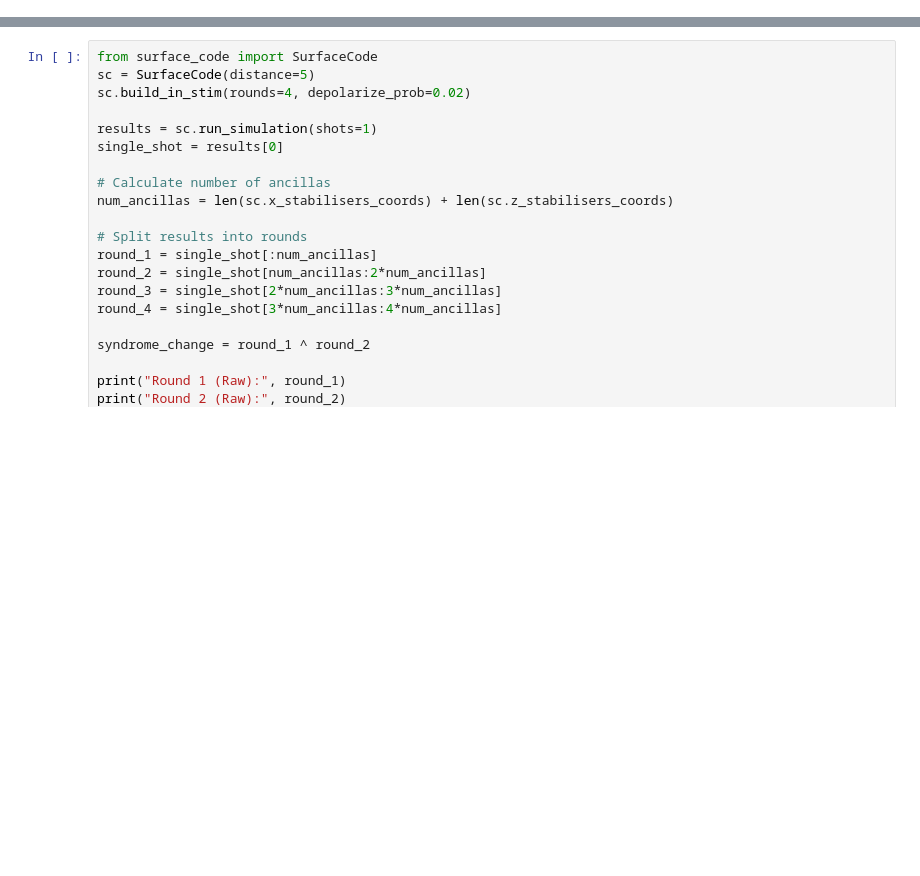
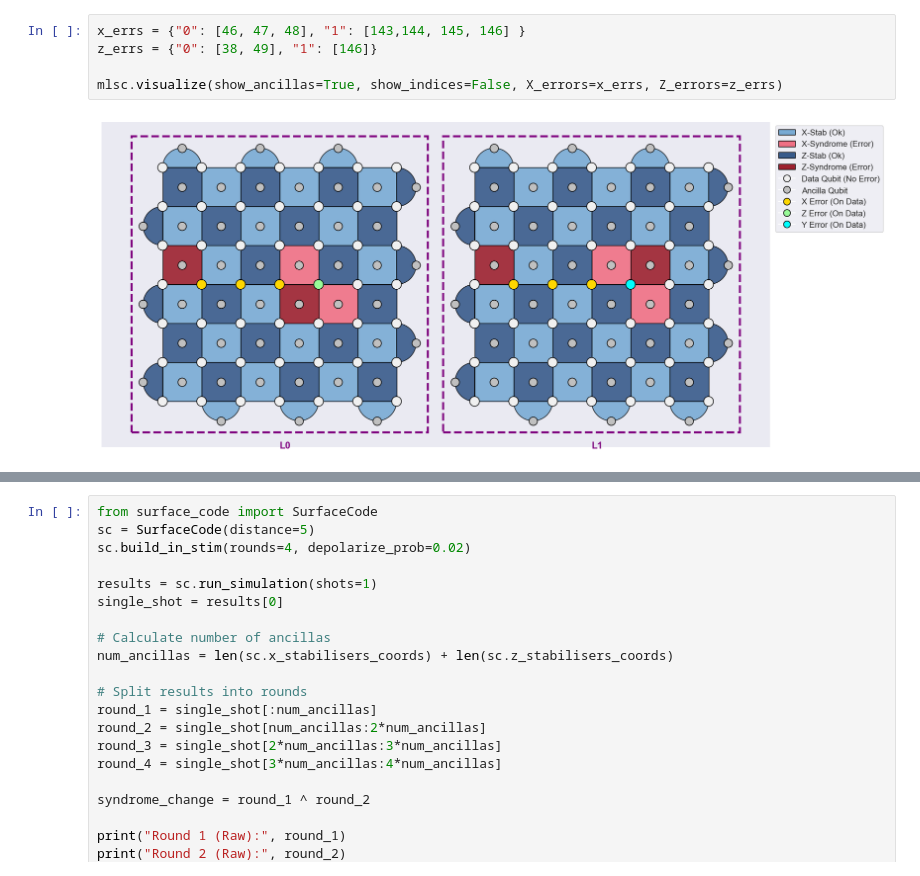
Before and after one commit to BjarneS2/Simulation_on_QEC_with_reconfigurable_atom_arrays, a Jupyter notebook: test.ipynb, the cells around one changed output, grey strips where cells are left out. Drawn from its saved outputs; the diff is of its cells as text; blank space fills up the shorter version.

```diff
--- a/test.ipynb
+++ b/test.ipynb
@@ -6,0 +28,7 @@
+# %%
+x_errs = {"0": [46, 47, 48], "1": [143,144, 145, 146] }
+z_errs = {"0": [38, 49], "1": [146]}
+
+mlsc.visualize(show_ancillas=True, show_indices=False, X_errors=x_errs, Z_errors=z_errs)
+# %% [output]
+[figure, added]
```
Also changed, not shown: parts of 9 cells of this notebook.
